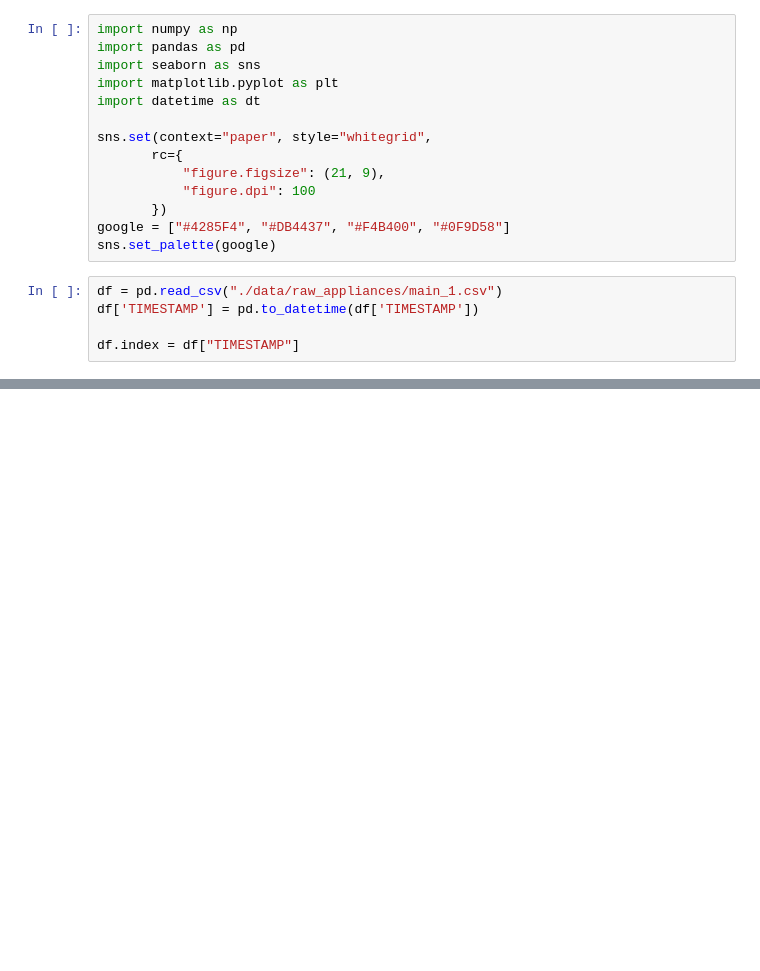
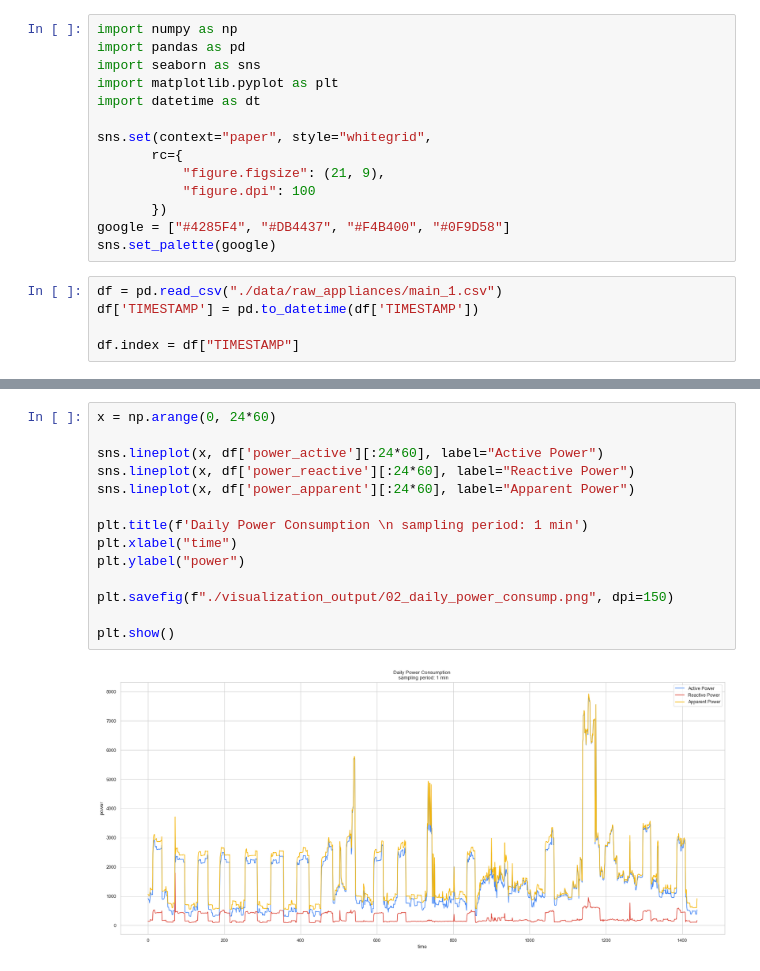
Before and after one commit to chuan-khuna/datamining_nilm_v2, a Jupyter notebook: 02_EDA_main.ipynb, the cells around one changed output, grey strips where cells are left out. Cells and saved outputs as stored; diff of their text form; blank space fills up the shorter version.

```diff
--- a/02_EDA_main.ipynb
+++ b/02_EDA_main.ipynb
@@ -49,0 +100,16 @@ df2
+# %%
+x = np.arange(0, 24*60)
+
+sns.lineplot(x, df['power_active'][:24*60], label="Active Power")
+sns.lineplot(x, df['power_reactive'][:24*60], label="Reactive Power")
+sns.lineplot(x, df['power_apparent'][:24*60], label="Apparent Power")
+
+plt.title(f'Daily Power Consumption \n sampling period: 1 min')
+plt.xlabel("time")
+plt.ylabel("power")
+
+plt.savefig(f"./visualization_output/02_daily_power_consump.png", dpi=150)
+
+plt.show()
+# %% [output]
+[figure, added]
```
Also changed, not shown: parts of 15 cells of this notebook, 8 other files.
